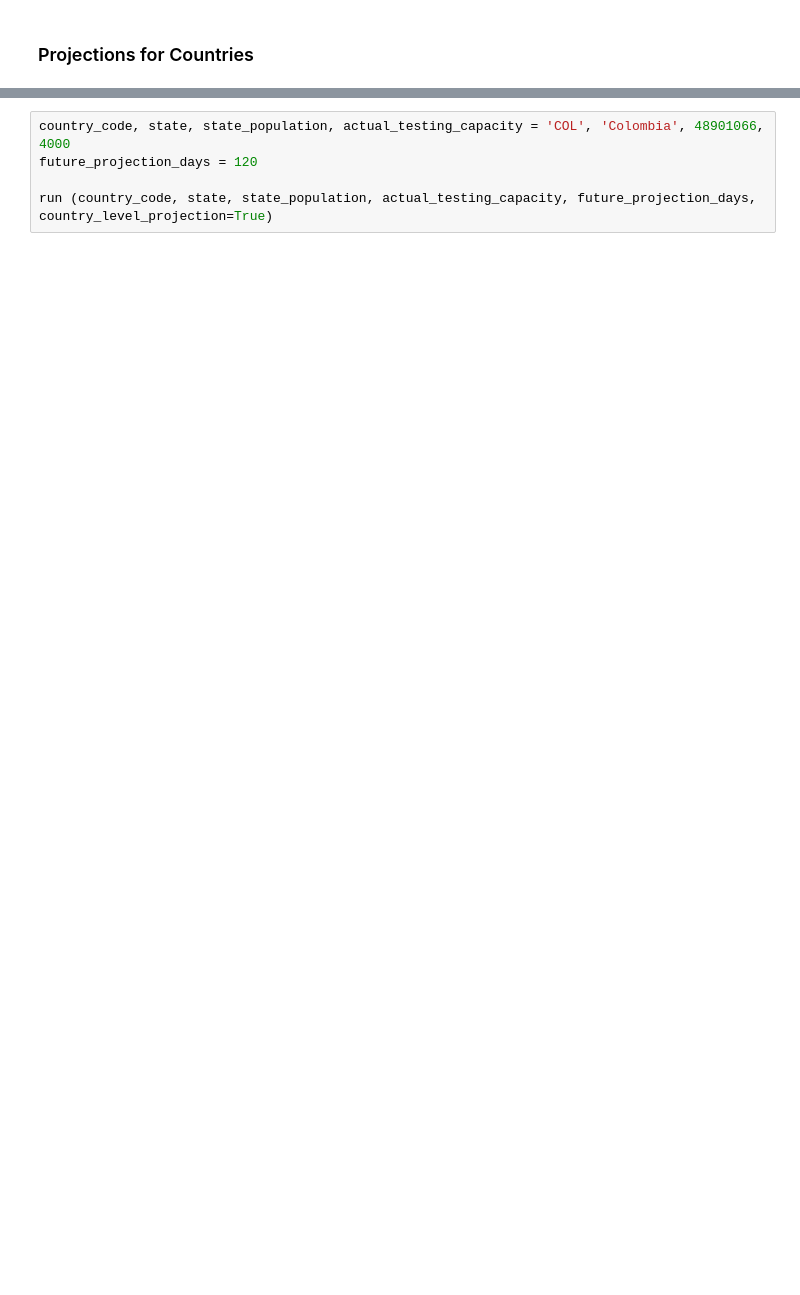
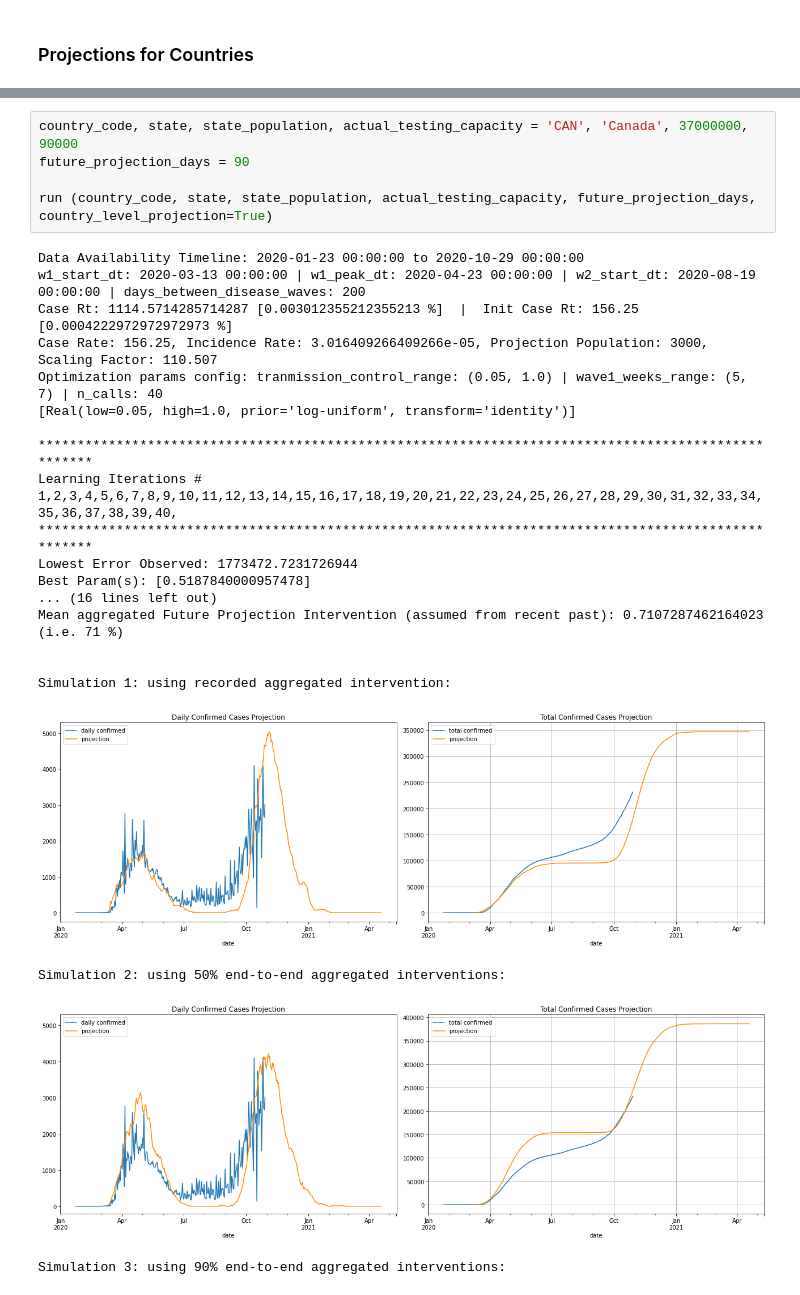
Before and after one commit to aws-samples/covid19-simulation, a Jupyter notebook: covid19_simulator.ipynb, the cells around one changed output, grey strips where cells are left out. Saved outputs shown, nothing was run; the diff lists cells and outputs as text; blank space fills up the shorter version.

Commit message:
Code cleanup and some changes to reflect the reduced parameters requirements while running simulation.

```diff
--- a/covid19_simulator.ipynb
+++ b/covid19_simulator.ipynb
@@ -155,5 +144,27 @@ run (country_code, state, state_population, actual_testing_capacity, future_proj
 # %%
-country_code, state, state_population, actual_testing_capacity = 'COL', 'Colombia', 48901066, 4000
-future_projection_days = 120
+country_code, state, state_population, actual_testing_capacity = 'CAN', 'Canada', 37000000, 90000
+future_projection_days = 90
 
 run (country_code, state, state_population, actual_testing_capacity, future_projection_days, country_level_projection=True)
+# %% [output]
+Data Availability Timeline: 2020-01-23 00:00:00 to 2020-10-29 00:00:00
+w1_start_dt: 2020-03-13 00:00:00 | w1_peak_dt: 2020-04-23 00:00:00 | w2_start_dt: 2020-08-19 00:00:00 | days_between_disease_waves: 200
+Case Rt: 1114.5714285714287 [0.003012355212355213 %]  |  Init Case Rt: 156.25 [0.0004222972972972973 %]
+Case Rate: 156.25, Incidence Rate: 3.016409266409266e-05, Projection Population: 3000, Scaling Factor: 110.507
+Optimization params config: tranmission_control_range: (0.05, 1.0) | wave1_weeks_range: (5, 7) | n_calls: 40
+[Real(low=0.05, high=1.0, prior='log-uniform', transform='identity')]
+
+****************************************************************************************************
+Learning Iterations # 1,2,3,4,5,6,7,8,9,10,11,12,13,14,15,16,17,18,19,20,21,22,23,24,25,26,27,28,29,30,31,32,33,34,35,36,37,38,39,40,
+****************************************************************************************************
+Lowest Error Observed: 1773472.7231726944
+Best Param(s): [0.5187840000957478]
+... (16 lines left out)
+Mean aggregated Future Projection Intervention (assumed from recent past): 0.7107287462164023 (i.e. 71 %)
+
+
+Simulation 1: using recorded aggregated intervention:
+[figure, added]
+Simulation 2: using 50% end-to-end aggregated interventions:
+[figure, added]
+Simulation 3: using 90% end-to-end aggregated interventions:
```
Also changed, not shown: parts of 36 cells of this notebook, 10 other files.
